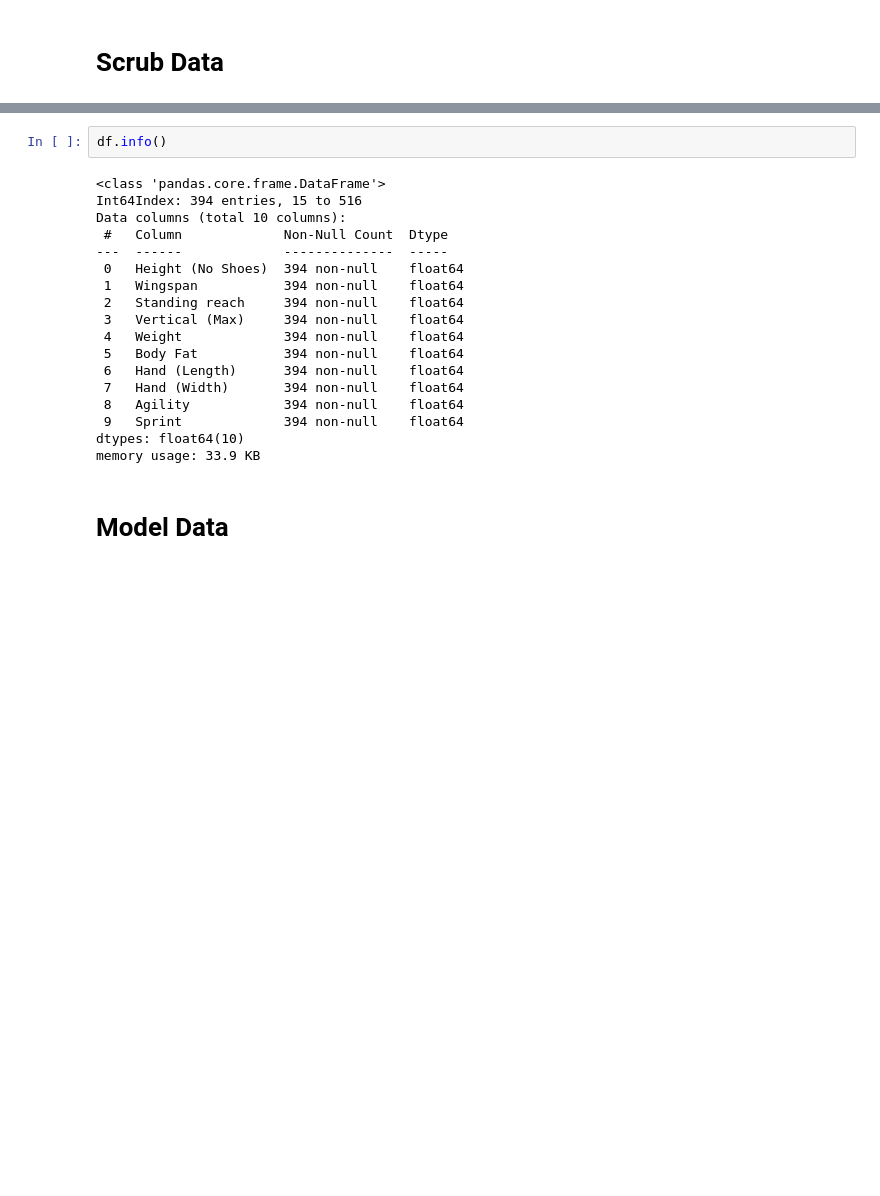
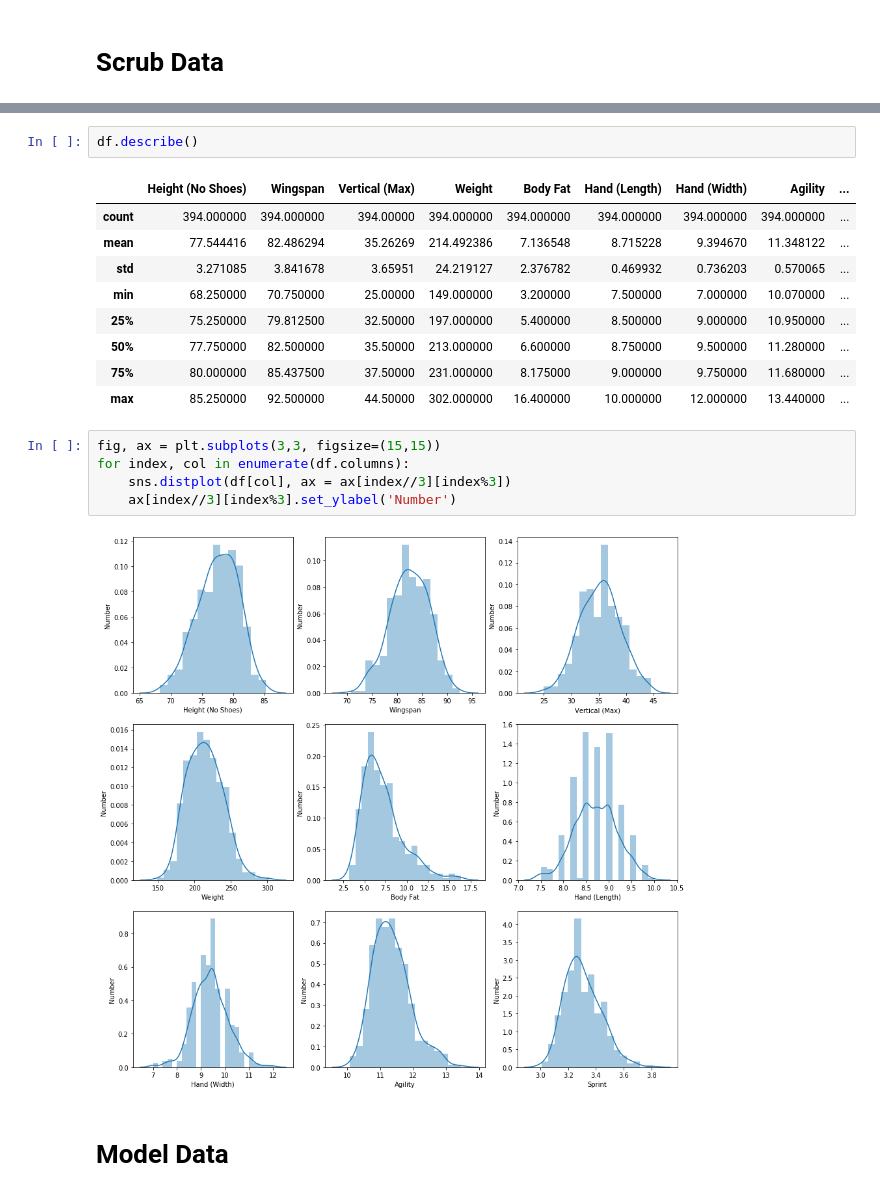
Before and after one commit to blantj/nba_position_clustering, a Jupyter notebook: Modeling.ipynb, the cells around one changed output, grey strips where cells are left out. Drawn from its saved outputs; the diff is of its cells as text; blank space fills up the shorter version.

```diff
--- a/Modeling.ipynb
+++ b/Modeling.ipynb
@@ -80,23 +130,22 @@ AxesSubplot(0.125,0.125;0.62x0.755)
 # %%
-df.info()
+df.describe()
 # %% [output]
-<class 'pandas.core.frame.DataFrame'>
-Int64Index: 394 entries, 15 to 516
-Data columns (total 10 columns):
- #   Column             Non-Null Count  Dtype
----  ------             --------------  -----
- 0   Height (No Shoes)  394 non-null    float64
- 1   Wingspan           394 non-null    float64
- 2   Standing reach     394 non-null    float64
- 3   Vertical (Max)     394 non-null    float64
- 4   Weight             394 non-null    float64
- 5   Body Fat           394 non-null    float64
- 6   Hand (Length)      394 non-null    float64
- 7   Hand (Width)       394 non-null    float64
- 8   Agility            394 non-null    float64
- 9   Sprint             394 non-null    float64
-dtypes: float64(10)
-memory usage: 33.9 KB
+|  | Height (No Shoes) | Wingspan | Vertical (Max) | Weight | Body Fat | Hand (Length) | Hand (Width) | Agility | ... |
+| count | 394.000000 | 394.000000 | 394.00000 | 394.000000 | 394.000000 | 394.000000 | 394.000000 | 394.000000 | ... |
+| mean | 77.544416 | 82.486294 | 35.26269 | 214.492386 | 7.136548 | 8.715228 | 9.394670 | 11.348122 | ... |
+| std | 3.271085 | 3.841678 | 3.65951 | 24.219127 | 2.376782 | 0.469932 | 0.736203 | 0.570065 | ... |
+| min | 68.250000 | 70.750000 | 25.00000 | 149.000000 | 3.200000 | 7.500000 | 7.000000 | 10.070000 | ... |
+| 25% | 75.250000 | 79.812500 | 32.50000 | 197.000000 | 5.400000 | 8.500000 | 9.000000 | 10.950000 | ... |
+| 50% | 77.750000 | 82.500000 | 35.50000 | 213.000000 | 6.600000 | 8.750000 | 9.500000 | 11.280000 | ... |
+| 75% | 80.000000 | 85.437500 | 37.50000 | 231.000000 | 8.175000 | 9.000000 | 9.750000 | 11.680000 | ... |
+| max | 85.250000 | 92.500000 | 44.50000 | 302.000000 | 16.400000 | 10.000000 | 12.000000 | 13.440000 | ... |
+# %%
+fig, ax = plt.subplots(3,3, figsize=(15,15))
+for index, col in enumerate(df.columns):
+    sns.distplot(df[col], ax = ax[index//3][index%3])
+    ax[index//3][index%3].set_ylabel('Number')
+# %% [output]
+[figure, added]
 # %% [markdown]
 # Model Data
 # %%
```
Also changed, not shown: parts of 30 cells of this notebook.
